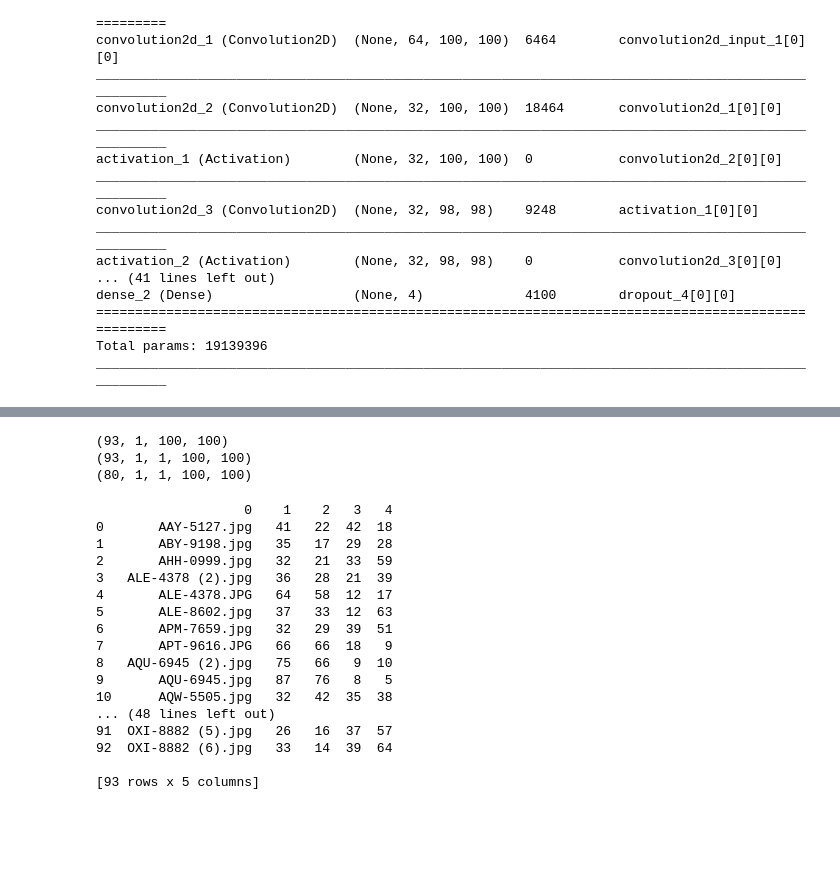
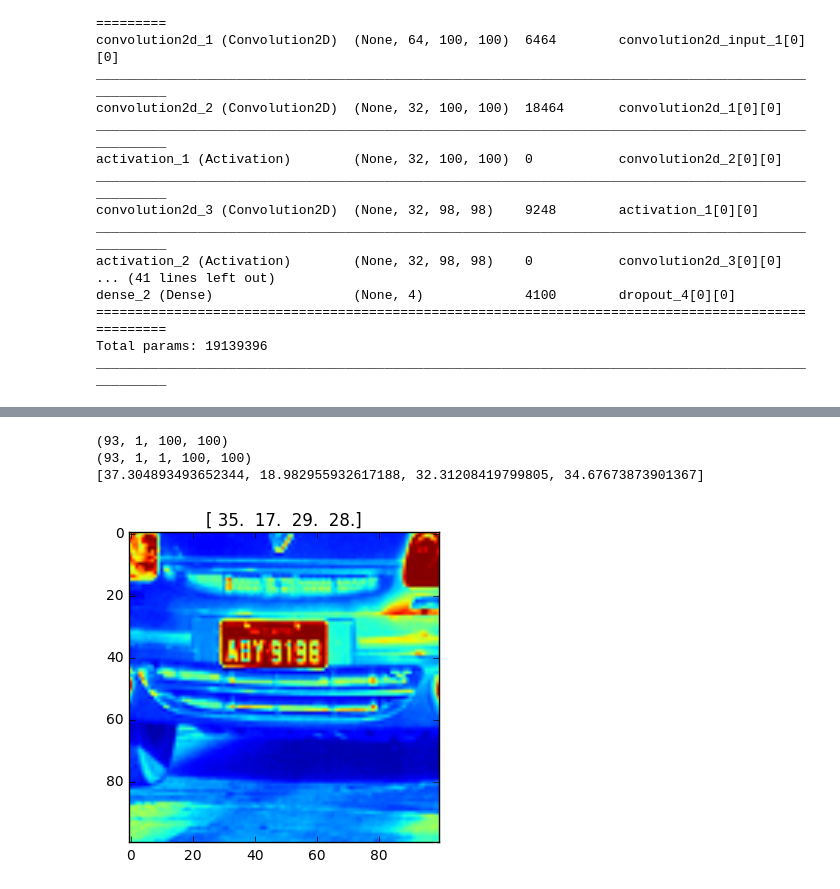
Before and after one commit to chriscanal/liscencePlateClassification, a Jupyter notebook: localizingPlates.ipynb, the cells around one changed output, grey strips where cells are left out. Saved outputs shown, nothing was run; the diff lists cells and outputs as text; code cells hidden in the pictures; blank space fills up the shorter version.

```diff
--- a/localizingPlates.ipynb
+++ b/localizingPlates.ipynb
@@ -247,13 +253,17 @@ for i in range(len(A)):
 # %%
 print imageData.shape
 print A.shape
-print X.shape
+print a[1]
+plt.imshow(A[1][0][0])
+plt.title(str(locationData[1]))
+plt.show()
 # %% [output]
 (93, 1, 100, 100)
 (93, 1, 1, 100, 100)
-(80, 1, 1, 100, 100)
+[37.304893493652344, 18.982955932617188, 32.31208419799805, 34.67673873901367]
+[figure, added]
 # %%
-newPath = "/Users/chris/Desktop/croppedPlates/"
+newPath = "/Users/chris/Desktop/croppedPlates400/"
 outPutSize = (400,400)
 orgionalSize = 100.0
 
@@ -276,21 +286,3 @@ for root, dirs, files in os.walk(pathToImages):
         for i in range(len(boxes)):
             if fileName == boxes[0][i]:
                 cropImage(fileName,a[i][0],a[i][1],a[i][2],a[i][3])
-# %% [output]
-                   0    1    2   3   4
-0       AAY-5127.jpg   41   22  42  18
-1       ABY-9198.jpg   35   17  29  28
-2       AHH-0999.jpg   32   21  33  59
-3   ALE-4378 (2).jpg   36   28  21  39
-4       ALE-4378.JPG   64   58  12  17
-5       ALE-8602.jpg   37   33  12  63
-6       APM-7659.jpg   32   29  39  51
-7       APT-9616.JPG   66   66  18   9
-8   AQU-6945 (2).jpg   75   66   9  10
-9       AQU-6945.jpg   87   76   8   5
-10      AQW-5505.jpg   32   42  35  38
-... (48 lines left out)
-91  OXI-8882 (5).jpg   26   16  37  57
-92  OXI-8882 (6).jpg   33   14  39  64
-
-[93 rows x 5 columns]
```
Also changed, not shown: parts of 13 cells of this notebook, 7 other files.
